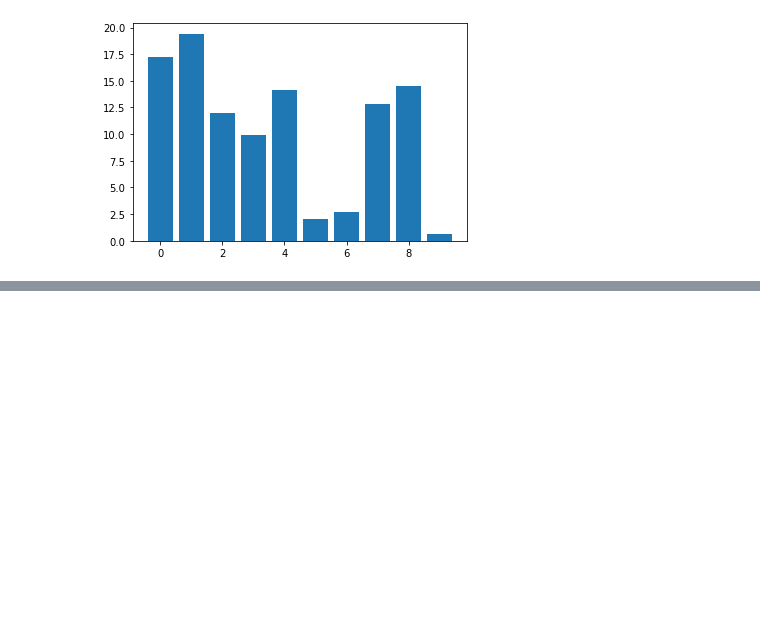
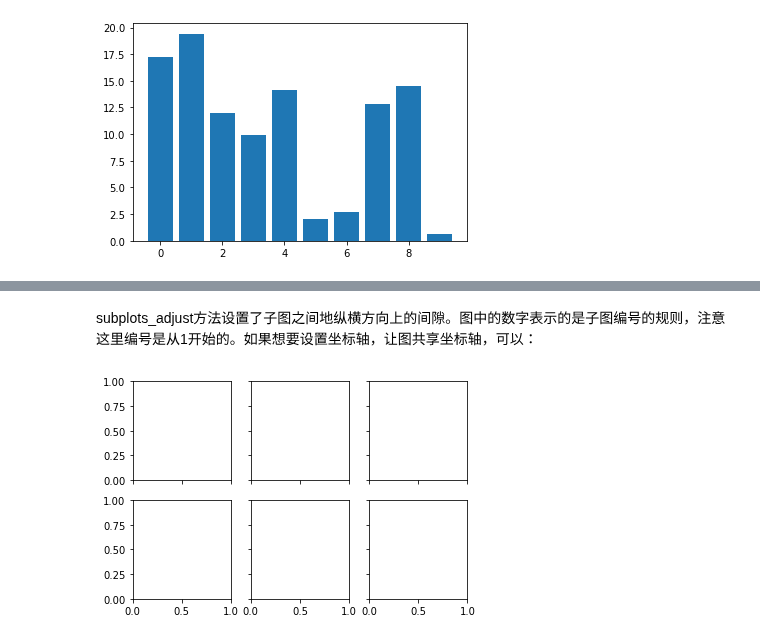
Before and after one commit to iHeadWater/hydrus, a Jupyter notebook: 3-basic-pyviz/matplotlib/how-to-use-matplotlib.ipynb, the cells around one changed output, grey strips where cells are left out. Cells and saved outputs as stored; diff of their text form; code cells hidden in the pictures; blank space fills up the shorter version.

```diff
--- a/3-basic-pyviz/matplotlib/how-to-use-matplotlib.ipynb
+++ b/3-basic-pyviz/matplotlib/how-to-use-matplotlib.ipynb
@@ -446,0 +494,9 @@ plt.show()
+# %% [markdown]
+subplots_adjust方法设置了子图之间地纵横方向上的间隙。图中的数字表示的是子图编号的规则，注意这里编号是从1开始的。如果想要设置坐标轴，让图共享坐标轴，可以：
+# %%
+import numpy as np
+import matplotlib.pyplot as plt
+
+fig, ax=plt.subplots(2,3,sharex='col',sharey='row')
+# %% [output]
+[figure, added]
```
Also changed, not shown: parts of 13 cells of this notebook, 12 other files.
